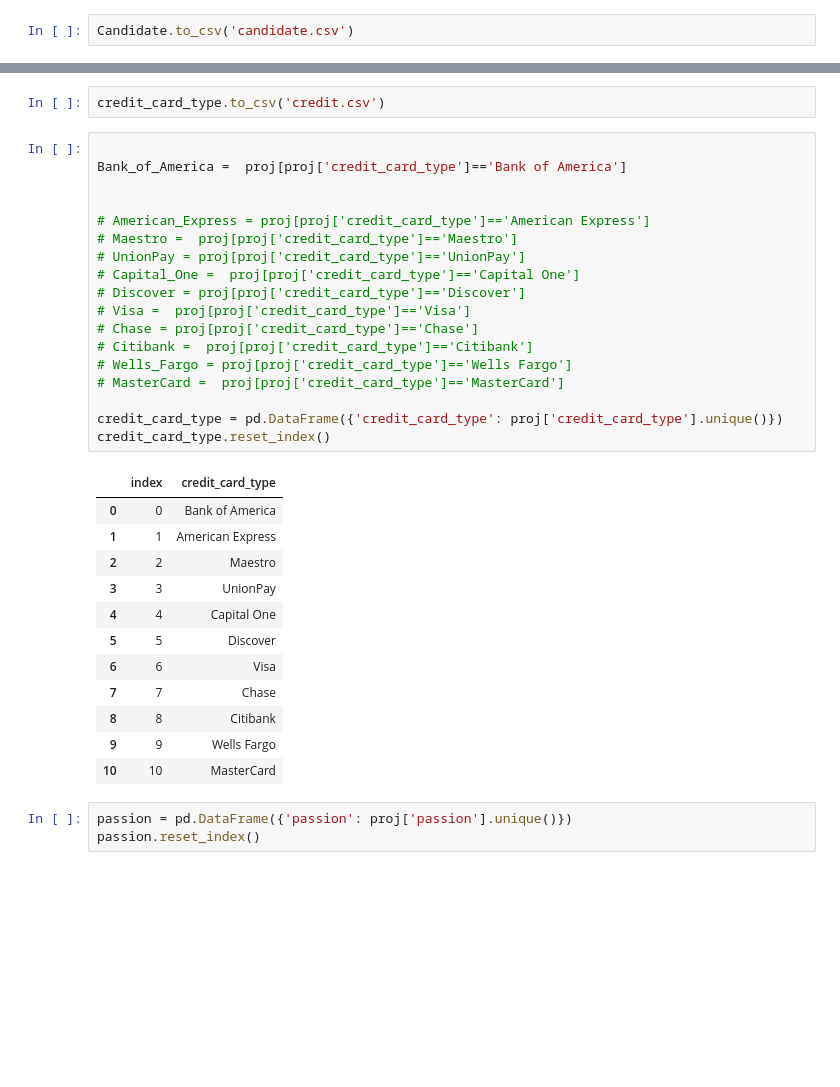
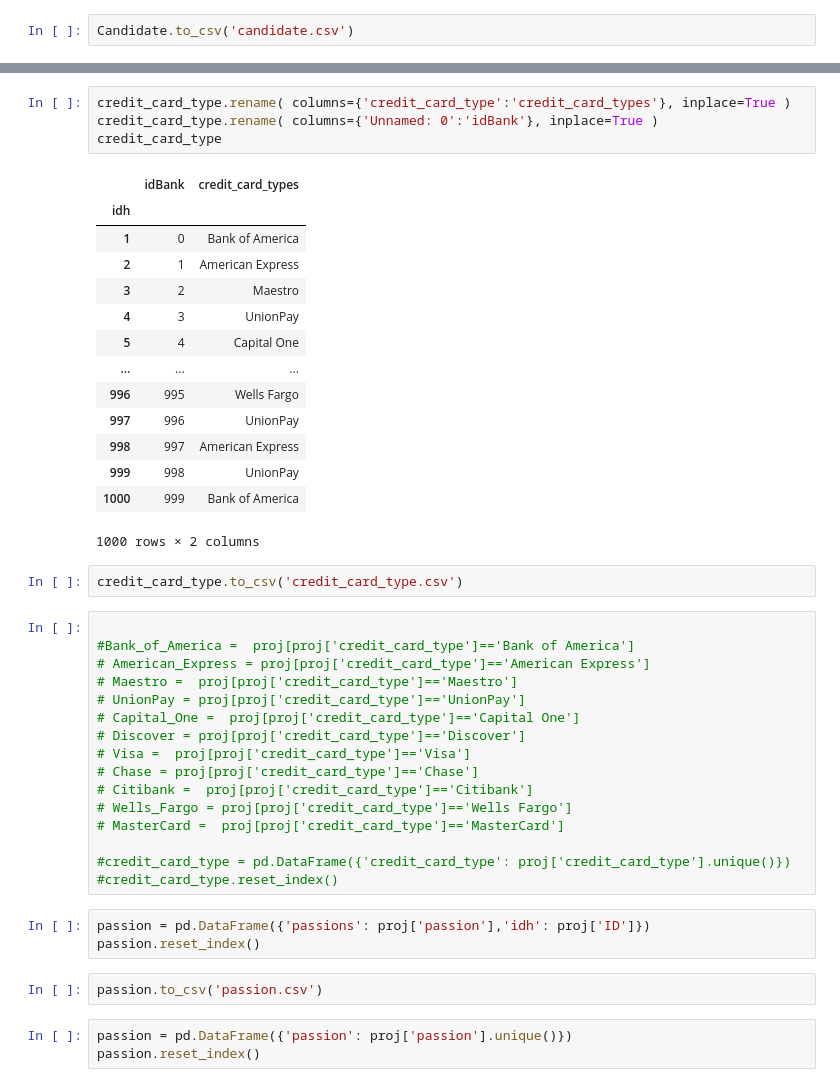
Before and after one commit to marieS06/Projet01, a Jupyter notebook: deb.ipynb, the cells around one changed output, grey strips where cells are left out. Drawn from its saved outputs; the diff is of its cells as text; blank space fills up the shorter version.

```diff
--- a/deb.ipynb
+++ b/deb.ipynb
@@ -132,10 +151,27 @@ credit_card_type.reset_index()
+# %%
+credit_card_type.rename( columns={'credit_card_type':'credit_card_types'}, inplace=True )
+credit_card_type.rename( columns={'Unnamed: 0':'idBank'}, inplace=True )
+credit_card_type
+# %% [output]
+|  | idBank | credit_card_types |
+| idh |  |  |
+| 1 | 0 | Bank of America |
+| 2 | 1 | American Express |
+| 3 | 2 | Maestro |
+| 4 | 3 | UnionPay |
+| 5 | 4 | Capital One |
+| ... | ... | ... |
+| 996 | 995 | Wells Fargo |
+| 997 | 996 | UnionPay |
+| 998 | 997 | American Express |
+| 999 | 998 | UnionPay |
+| 1000 | 999 | Bank of America |
+1000 rows × 2 columns
 # %%
-credit_card_type.to_csv('credit.csv')
+credit_card_type.to_csv('credit_card_type.csv')
 # %%
 
-Bank_of_America =  proj[proj['credit_card_type']=='Bank of America']
-
-
+#Bank_of_America =  proj[proj['credit_card_type']=='Bank of America']
 # American_Express = proj[proj['credit_card_type']=='American Express']
 # Maestro =  proj[proj['credit_card_type']=='Maestro']
 # UnionPay = proj[proj['credit_card_type']=='UnionPay']
@@ -147,21 +183,13 @@ Bank_of_America =  proj[proj['credit_card_type']=='Bank of America']
 # Wells_Fargo = proj[proj['credit_card_type']=='Wells Fargo']
 # MasterCard =  proj[proj['credit_card_type']=='MasterCard']
 
-credit_card_type = pd.DataFrame({'credit_card_type': proj['credit_card_type'].unique()})
-credit_card_type.reset_index()
+#credit_card_type = pd.DataFrame({'credit_card_type': proj['credit_card_type'].unique()})
+#credit_card_type.reset_index()
-# %% [output]
-|  | index | credit_card_type |
-| 0 | 0 | Bank of America |
-| 1 | 1 | American Express |
-| 2 | 2 | Maestro |
-| 3 | 3 | UnionPay |
-| 4 | 4 | Capital One |
-| 5 | 5 | Discover |
-| 6 | 6 | Visa |
-| 7 | 7 | Chase |
-| 8 | 8 | Citibank |
-| 9 | 9 | Wells Fargo |
-| 10 | 10 | MasterCard |
+# %%
+passion = pd.DataFrame({'passions': proj['passion'],'idh': proj['ID']})
+passion.reset_index()
+# %%
+passion.to_csv('passion.csv')
 # %%
 passion = pd.DataFrame({'passion': proj['passion'].unique()})
 passion.reset_index()
```
Also changed, not shown: parts of 4 cells of this notebook, 6 other files.
